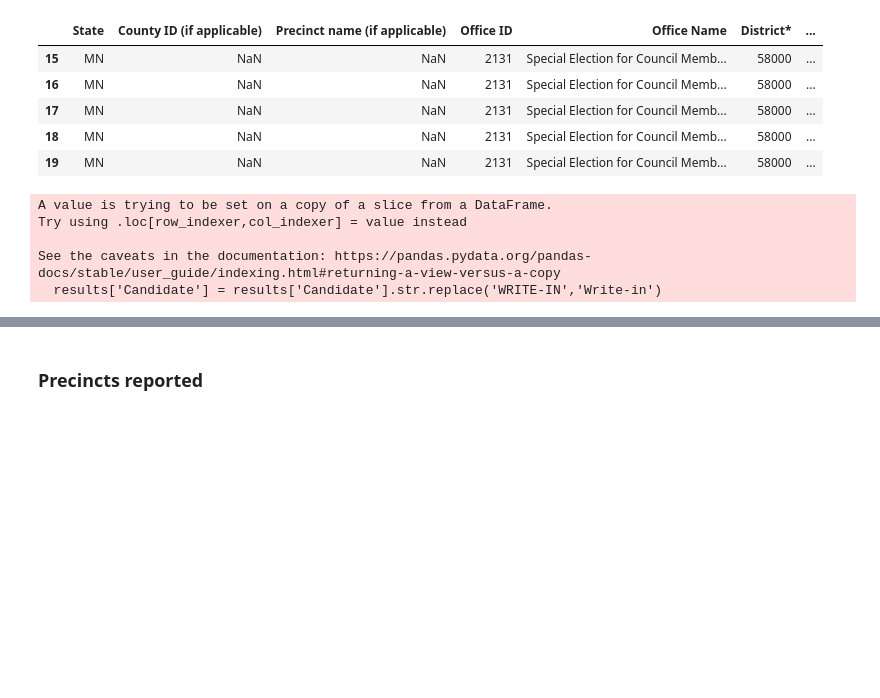
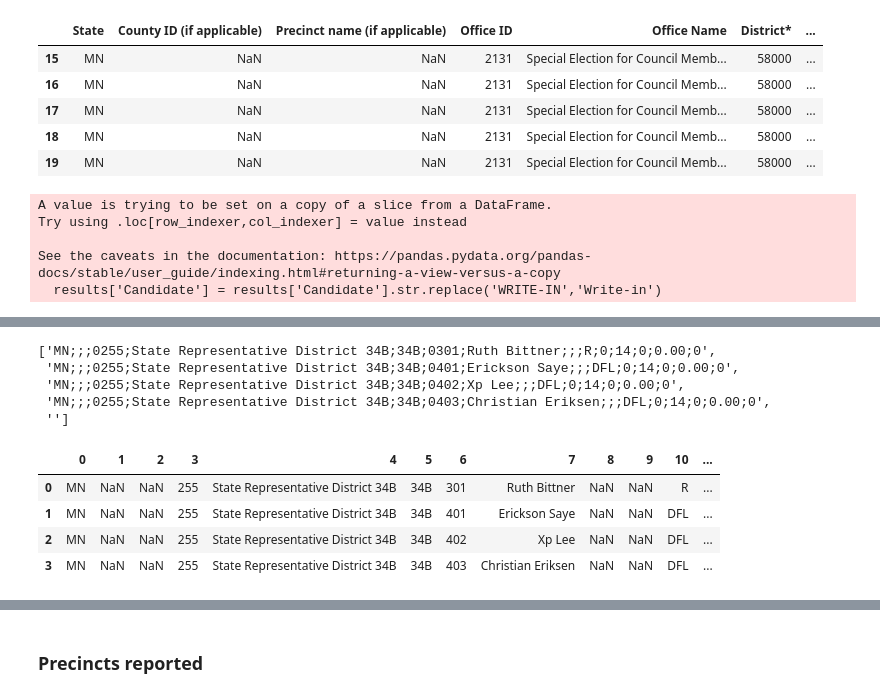
Before and after one commit to sahanjournal/primary-results-2025, a Jupyter notebook: scraping.ipynb, the cells around one changed output, grey strips where cells are left out. Saved outputs shown, nothing was run; the diff lists cells and outputs as text; code cells hidden in the pictures; blank space fills up the shorter version.

```diff
--- a/scraping.ipynb
+++ b/scraping.ipynb
@@ -130,2 +130,18 @@ results.head()
 # %%
 results.to_csv("data/results.csv",index=False)
+# %%
+house_url = "https://electionresultsfiles.sos.mn.gov/20250812_1/LegislativeByDistrict.txt"
+# read in data in .txt format
+
+house_response = requests.get(house_url)
+house_data = house_response.text
+house_data = house_data.replace('\r', '')
+house_data = house_data.split('\n')
+
+house_data
+# %% [output]
+['MN;;;0255;State Representative District 34B;34B;0301;Ruth Bittner;;;R;0;14;0;0.00;0',
+ 'MN;;;0255;State Representative District 34B;34B;0401;Erickson Saye;;;DFL;0;14;0;0.00;0',
+ 'MN;;;0255;State Representative District 34B;34B;0402;Xp Lee;;;DFL;0;14;0;0.00;0',
+ 'MN;;;0255;State Representative District 34B;34B;0403;Christian Eriksen;;;DFL;0;14;0;0.00;0',
+ '']
@@ -131,0 +154,11 @@ results.to_csv("data/results.csv",index=False)
+# %%
+# open in pandas as csv format
+
+house_df = pd.read_csv("house_results.txt",delimiter = ';',header=None,)
+house_df.head()
+# %% [output]
+|  | 0 | 1 | 2 | 3 | 4 | 5 | 6 | 7 | 8 | 9 | 10 | ... |
+| 0 | MN | NaN | NaN | 255 | State Representative District 34B | 34B | 301 | Ruth Bittner | NaN | NaN | R | ... |
+| 1 | MN | NaN | NaN | 255 | State Representative District 34B | 34B | 401 | Erickson Saye | NaN | NaN | DFL | ... |
+| 2 | MN | NaN | NaN | 255 | State Representative District 34B | 34B | 402 | Xp Lee | NaN | NaN | DFL | ... |
+| 3 | MN | NaN | NaN | 255 | State Representative District 34B | 34B | 403 | Christian Eriksen | NaN | NaN | DFL | ... |
```
Also changed, not shown: parts of 8 cells of this notebook, 1 other file.
